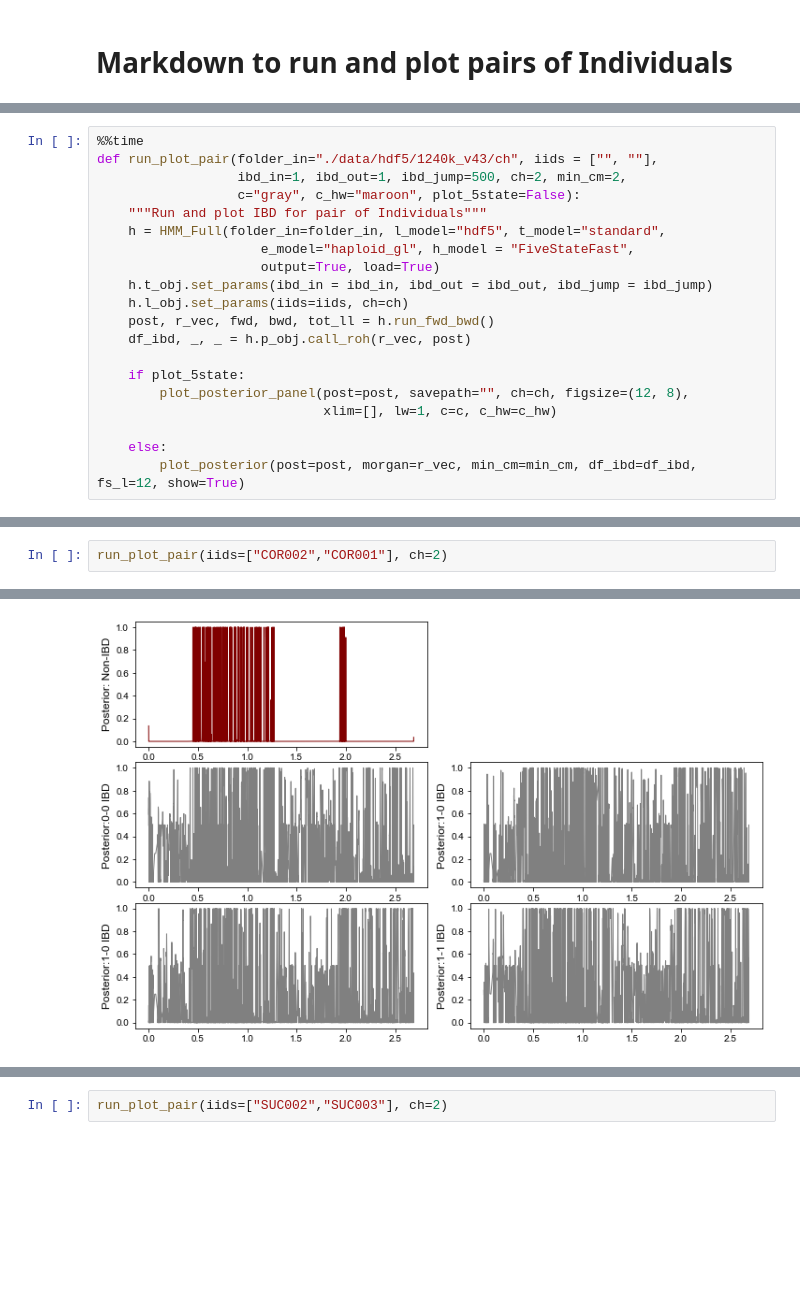
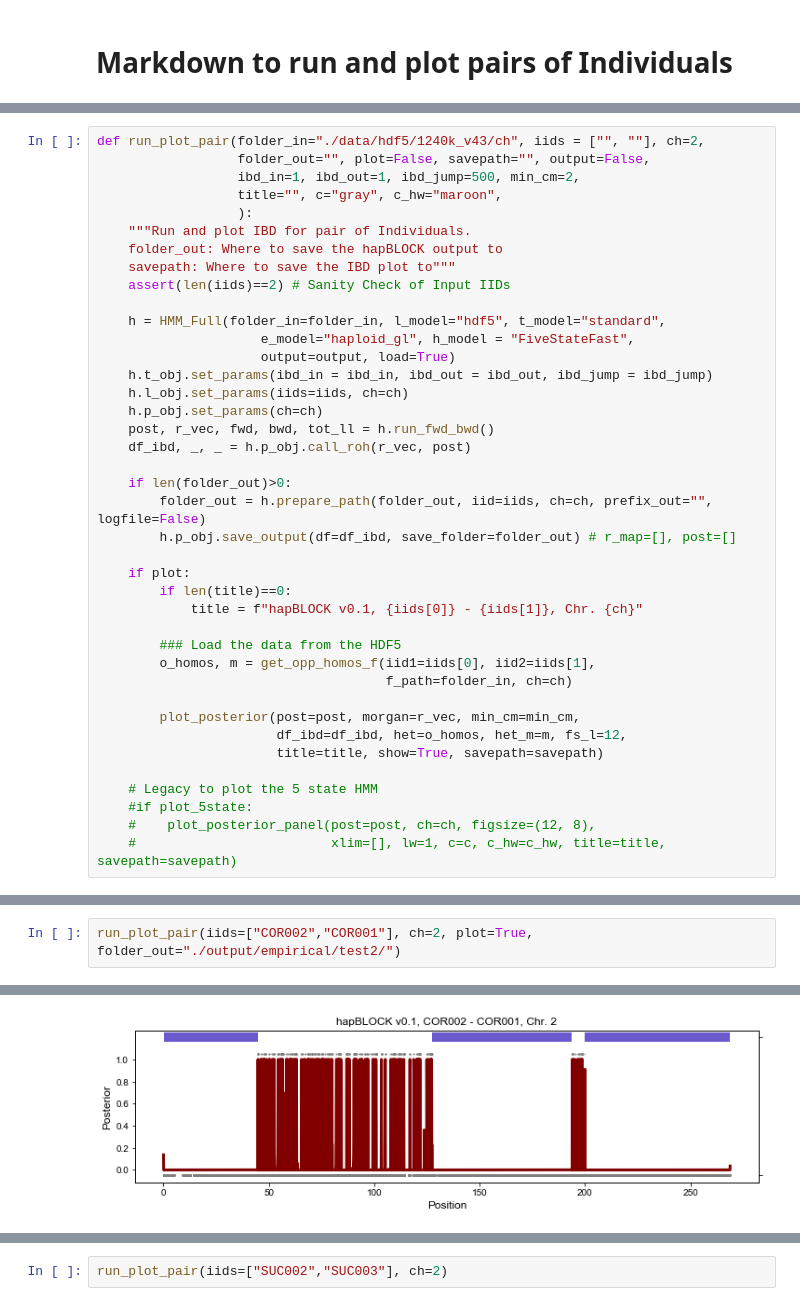
Before and after one commit to hringbauer/ancIBD, a Jupyter notebook: notebook/detect_snp_rel/ibd_analysis/run_pair_IBD.ipynb, the cells around one changed output, grey strips where cells are left out. Drawn from its saved outputs; the diff is of its cells as text; blank space fills up the shorter version.

```diff
--- a/notebook/detect_snp_rel/ibd_analysis/run_pair_IBD.ipynb
+++ b/notebook/detect_snp_rel/ibd_analysis/run_pair_IBD.ipynb
@@ -27,22 +33,42 @@ compute-a-16-99.o2.rc.hms.harvard.edu
 HSM O2 Computational partition detected.
 /n/groups/reich/hringbauer/git/hapBLOCK
 # %%
-%%time
-def run_plot_pair(folder_in="./data/hdf5/1240k_v43/ch", iids = ["", ""],
-                  ibd_in=1, ibd_out=1, ibd_jump=500, ch=2, min_cm=2,
-                  c="gray", c_hw="maroon", plot_5state=False):
-    """Run and plot IBD for pair of Individuals"""
+def run_plot_pair(folder_in="./data/hdf5/1240k_v43/ch", iids = ["", ""], ch=2,
+                  folder_out="", plot=False, savepath="", output=False,
+                  ibd_in=1, ibd_out=1, ibd_jump=500, min_cm=2,
+                  title="", c="gray", c_hw="maroon",
+                  ):
+    """Run and plot IBD for pair of Individuals.
+    folder_out: Where to save the hapBLOCK output to
+    savepath: Where to save the IBD plot to"""
+    assert(len(iids)==2) # Sanity Check of Input IIDs
+
     h = HMM_Full(folder_in=folder_in, l_model="hdf5", t_model="standard",
                      e_model="haploid_gl", h_model = "FiveStateFast",
-                     output=True, load=True)
+                     output=output, load=True)
     h.t_obj.set_params(ibd_in = ibd_in, ibd_out = ibd_out, ibd_jump = ibd_jump)
     h.l_obj.set_params(iids=iids, ch=ch)
+    h.p_obj.set_params(ch=ch)
     post, r_vec, fwd, bwd, tot_ll = h.run_fwd_bwd()
     df_ibd, _, _ = h.p_obj.call_roh(r_vec, post)
 
-    if plot_5state:
-        plot_posterior_panel(post=post, savepath="", ch=ch, figsize=(12, 8),
-                             xlim=[], lw=1, c=c, c_hw=c_hw)
+    if len(folder_out)>0:
+        folder_out = h.prepare_path(folder_out, iid=iids, ch=ch, prefix_out="", logfile=False)
+        h.p_obj.save_output(df=df_ibd, save_folder=folder_out) # r_map=[], post=[]
 
-    else:
-        plot_posterior(post=post, morgan=r_vec, min_cm=min_cm, df_ibd=df_ibd, fs_l=12, show=True)
+    if plot:
+        if len(title)==0:
+            title = f"hapBLOCK v0.1, {iids[0]} - {iids[1]}, Chr. {ch}"
+
+        ### Load the data from the HDF5
+        o_homos, m = get_opp_homos_f(iid1=iids[0], iid2=iids[1],
+                                     f_path=folder_in, ch=ch)
+
+        plot_posterior(post=post, morgan=r_vec, min_cm=min_cm,
+                       df_ibd=df_ibd, het=o_homos, het_m=m, fs_l=12,
+                       title=title, show=True, savepath=savepath)
+
+    # Legacy to plot the 5 state HMM
+    #if plot_5state:
+    #    plot_posterior_panel(post=post, ch=ch, figsize=(12, 8),
+    #                         xlim=[], lw=1, c=c, c_hw=c_hw, title=title, savepath=savepath)
@@ -52,5 +75,5 @@ Wall time: 13.8 µs
 # %%
-run_plot_pair(iids=["COR002","COR001"], ch=2)
+run_plot_pair(iids=["COR002","COR001"], ch=2, plot=True, folder_out="./output/empirical/test2/")
 # %% [output]
 Minimum Genetic Map: 0.0001 Morgan
 Maximum Genetic Map: 2.6883 Morgan
@@ -64,2 +95,2 @@ Total Log likelihood: -209685.780
-[figure, old version]
+[figure, new version]
 # %%
```
Also changed, not shown: parts of 38 cells of this notebook, 8 other files.
